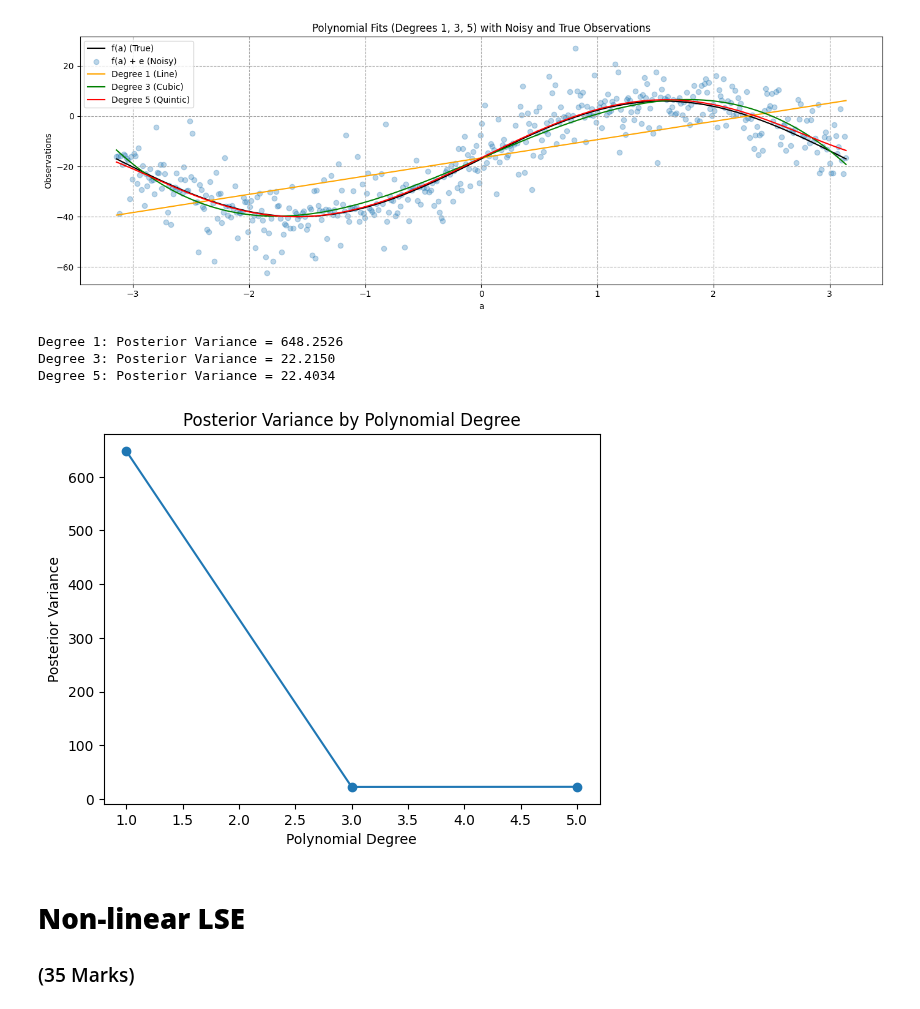
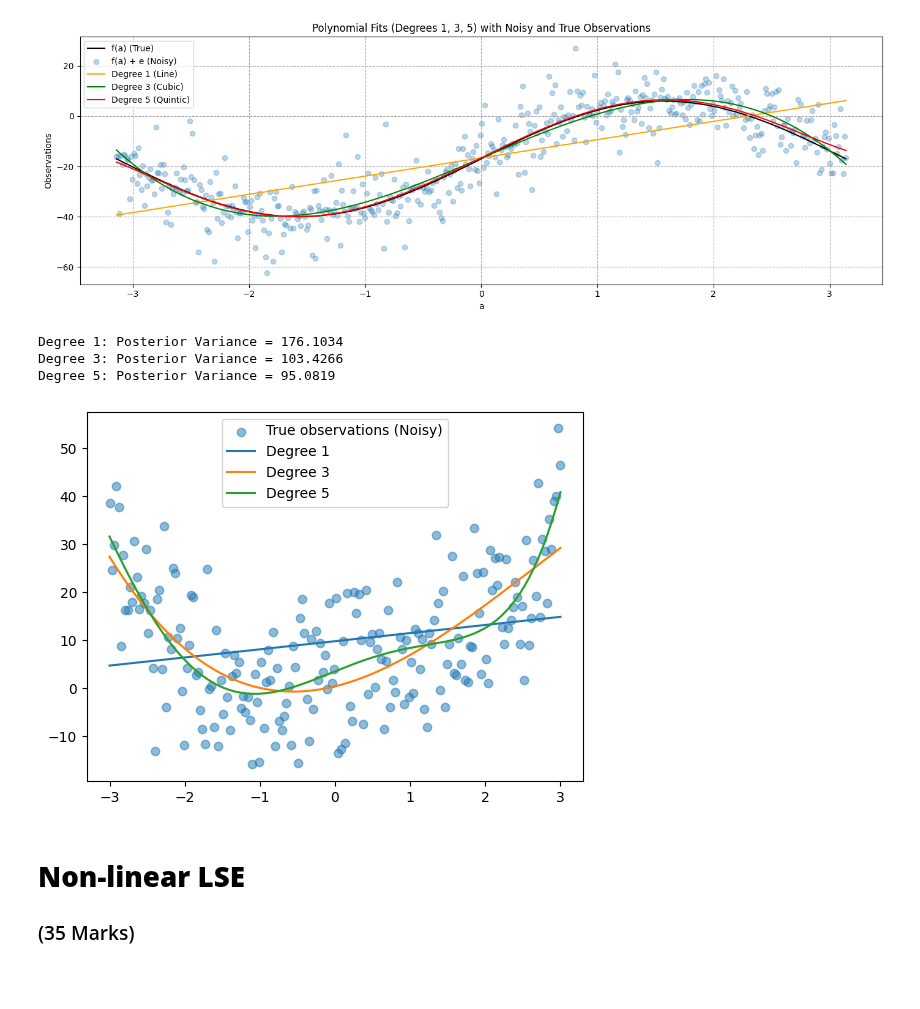
Before and after one commit to Sarah-Jasim/engg680_2024_fall, a Jupyter notebook: Lab Assignment 2/Assignment2.ipynb, the cells around one changed output. Cells and saved outputs as stored; diff of their text form; code cells hidden in the pictures; blank space fills up the shorter version.

```diff
--- a/Lab Assignment 2/Assignment2.ipynb
+++ b/Lab Assignment 2/Assignment2.ipynb
@@ -225,52 +225,56 @@ plt.show()
 # print the a posterier variance factor for each polynomial function
 # (3 marks)
 import numpy as np
-import pandas as pd
 import statsmodels.api as sm  # Make sure to import statsmodels
 import matplotlib.pyplot as plt  # Add this import for plotting
 
 
 #Generate example data (or use your own data)
 np.random.seed(0)
-X = np.linspace(0, 10, 100)
-y = 3 * X**2 + 2 * X + np.random.normal(0, 5, size=X.shape)  # Quadratic function with noise
+X = np.linspace(-3, 3, 200)
+y = 3 * X**2 + 2 * X + np.random.normal(0, 10, size=X.shape)  # Quadratic function with noise
 
 # Function to calculate the posterior variance for each polynomial degree
 def posterior_variance(X, y, degrees):
     variances = {}
     for degree in degrees:
         # Create polynomial features
         poly_features = np.vander(X, degree + 1)
 
         # Fit polynomial regression model
         model = sm.OLS(y, poly_features).fit()
 
         # Compute variance of the residuals (posterior variance)
         residuals = model.resid
         variance = np.var(residuals, ddof=len(model.params))  # ddof accounts for number of params
         variances[degree] = variance
 
         print(f"Degree {degree}: Posterior Variance = {variance:.4f}")
 
     return variances
 
 # Specify the degrees of the polynomials you want to fit
 degrees = [1,3,5]
 
 # Calculate the posterior variance for each polynomial degree
 variances = posterior_variance(X, y, degrees)
 
-# Optional: Plot the variances for each polynomial degree
-plt.plot(degrees, [variances[d] for d in degrees], marker='o')
-plt.xlabel('Polynomial Degree')
-plt.ylabel('Posterior Variance')
-plt.title('Posterior Variance by Polynomial Degree')
+# Plot the polynomial fits for visualization (optional)
+plt.scatter(X, y, label="True observations (Noisy)", alpha=0.5)
+
+for degree in degrees:
+    poly_features = np.vander(X, degree + 1)
+    model = sm.OLS(y, poly_features).fit()
+    y_pred = model.predict(poly_features)
+    plt.plot(X, y_pred, label=f"Degree {degree}")
+
+plt.legend()
 plt.show()
 # %% [output]
-Degree 1: Posterior Variance = 648.2526
-Degree 3: Posterior Variance = 22.2150
-Degree 5: Posterior Variance = 22.4034
+Degree 1: Posterior Variance = 176.1034
+Degree 3: Posterior Variance = 103.4266
+Degree 5: Posterior Variance = 95.0819
-[figure, old version]
+[figure, new version]
 # %%
 # step 10
 # compute and print the norm between the predicted observations (output from each polynomial function) and the true observations
```
Also changed, not shown: parts of 1 cell of this notebook.
